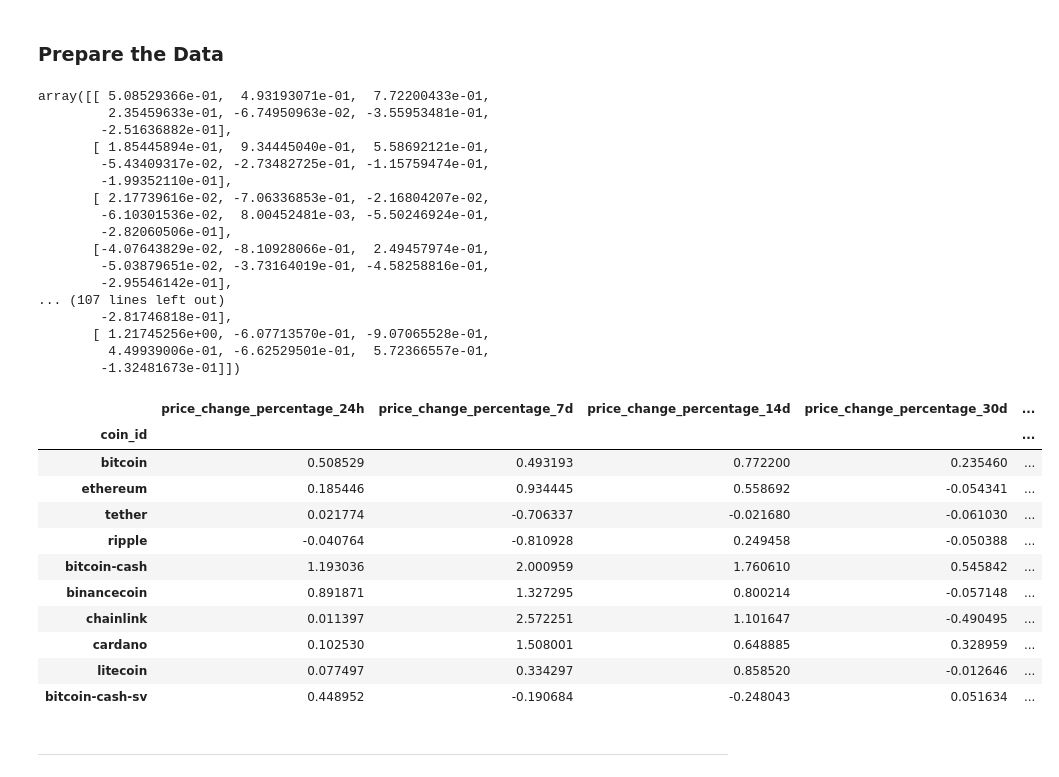
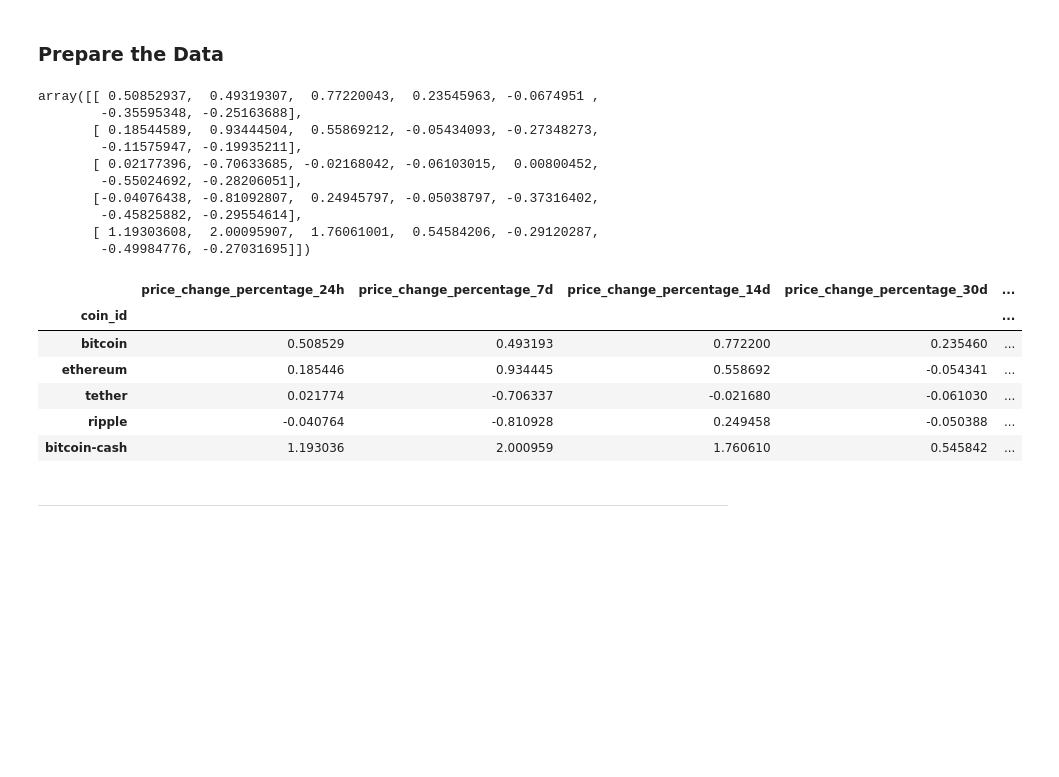
Before and after one commit to imennajar/CryptoClustering, a Jupyter notebook: Crypto_Clustering.ipynb, the cells around one changed output. Saved outputs shown, nothing was run; the diff lists cells and outputs as text; code cells hidden in the pictures; blank space fills up the shorter version.

```diff
--- a/Crypto_Clustering.ipynb
+++ b/Crypto_Clustering.ipynb
@@ -55,49 +208,42 @@ df_market_data.hvplot.line(
 # %%
 # Use the `StandardScaler()` module from scikit-learn to normalize the data from the CSV file
 market_data_scaled = StandardScaler().fit_transform(df_market_data)
-market_data_scaled
+
+# Display the five first rows
+market_data_scaled[:5]
 # %% [output]
-array([[ 5.08529366e-01,  4.93193071e-01,  7.72200433e-01,
-         2.35459633e-01, -6.74950963e-02, -3.55953481e-01,
-        -2.51636882e-01],
-       [ 1.85445894e-01,  9.34445040e-01,  5.58692121e-01,
-        -5.43409317e-02, -2.73482725e-01, -1.15759474e-01,
-        -1.99352110e-01],
-       [ 2.17739616e-02, -7.06336853e-01, -2.16804207e-02,
-        -6.10301536e-02,  8.00452481e-03, -5.50246924e-01,
-        -2.82060506e-01],
-       [-4.07643829e-02, -8.10928066e-01,  2.49457974e-01,
-        -5.03879651e-02, -3.73164019e-01, -4.58258816e-01,
-        -2.95546142e-01],
-... (107 lines left out)
-        -2.81746818e-01],
-       [ 1.21745256e+00, -6.07713570e-01, -9.07065528e-01,
-         4.49939006e-01, -6.62529501e-01,  5.72366557e-01,
-        -1.32481673e-01]])
+array([[ 0.50852937,  0.49319307,  0.77220043,  0.23545963, -0.0674951 ,
+        -0.35595348, -0.25163688],
+       [ 0.18544589,  0.93444504,  0.55869212, -0.05434093, -0.27348273,
+        -0.11575947, -0.19935211],
+       [ 0.02177396, -0.70633685, -0.02168042, -0.06103015,  0.00800452,
+        -0.55024692, -0.28206051],
+       [-0.04076438, -0.81092807,  0.24945797, -0.05038797, -0.37316402,
+        -0.45825882, -0.29554614],
+       [ 1.19303608,  2.00095907,  1.76061001,  0.54584206, -0.29120287,
+        -0.49984776, -0.27031695]])
 # %%
 # Create a DataFrame with the scaled data
 df_market_data_scaled = pd.DataFrame(market_data_scaled)
+
+# Copy the crypto names from the original data: df_market_data
 column_names = df_market_data.columns.tolist()
 df_market_data_scaled.columns = column_names
-# Copy the crypto names from the original data
+
+# Set the coinid column as index
 crypto_names = df_market_data.index
-# Set the coinid column as index
 df_market_data_scaled.index = crypto_names
+
 # Display sample data
-df_market_data_scaled .head(10)
+df_market_data_scaled .head(5)
 # %% [output]
 |  | price_change_percentage_24h | price_change_percentage_7d | price_change_percentage_14d | price_change_percentage_30d | ... |
 | coin_id |  |  |  |  | ... |
 | bitcoin | 0.508529 | 0.493193 | 0.772200 | 0.235460 | ... |
 | ethereum | 0.185446 | 0.934445 | 0.558692 | -0.054341 | ... |
 | tether | 0.021774 | -0.706337 | -0.021680 | -0.061030 | ... |
 | ripple | -0.040764 | -0.810928 | 0.249458 | -0.050388 | ... |
 | bitcoin-cash | 1.193036 | 2.000959 | 1.760610 | 0.545842 | ... |
-| binancecoin | 0.891871 | 1.327295 | 0.800214 | -0.057148 | ... |
-| chainlink | 0.011397 | 2.572251 | 1.101647 | -0.490495 | ... |
-| cardano | 0.102530 | 1.508001 | 0.648885 | 0.328959 | ... |
-| litecoin | 0.077497 | 0.334297 | 0.858520 | -0.012646 | ... |
-| bitcoin-cash-sv | 0.448952 | -0.190684 | -0.248043 | 0.051634 | ... |
 # %% [markdown]
 ---
 # %% [markdown]
```
Also changed, not shown: parts of 48 cells of this notebook.
